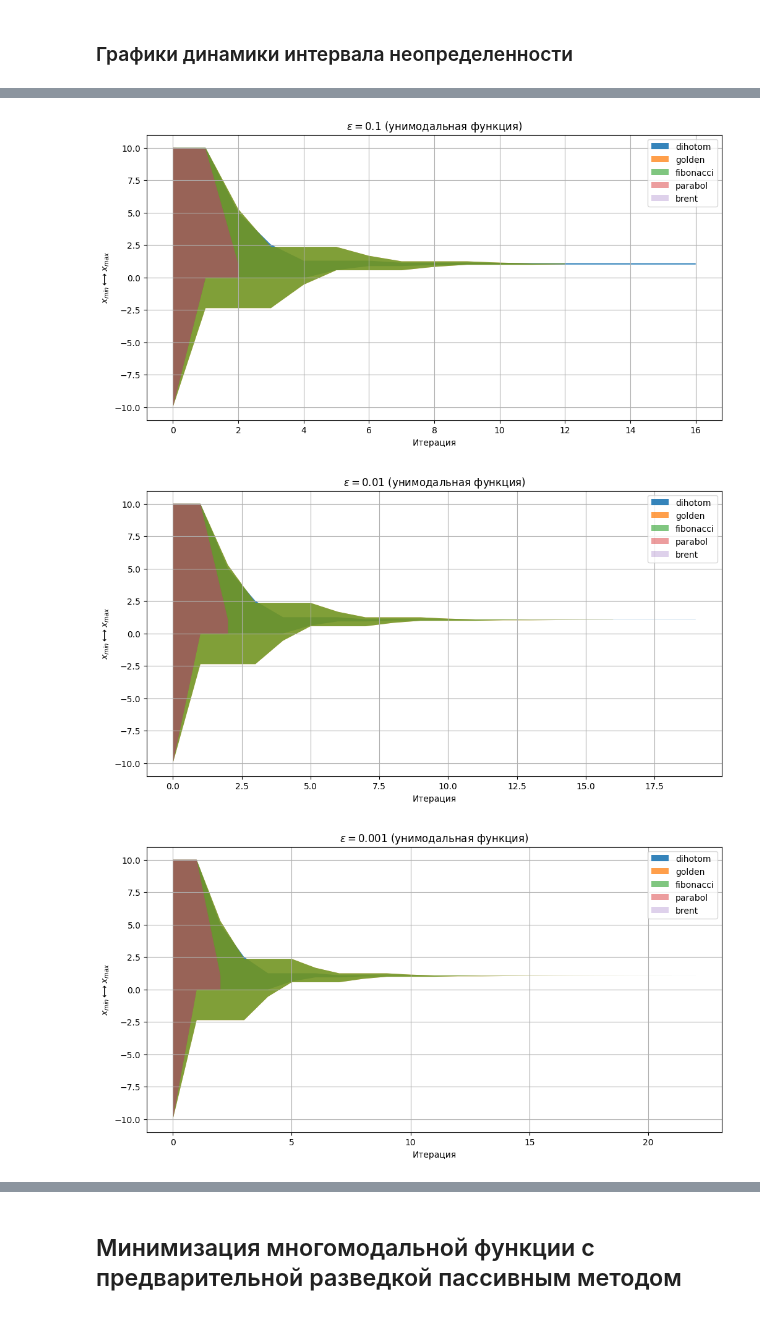
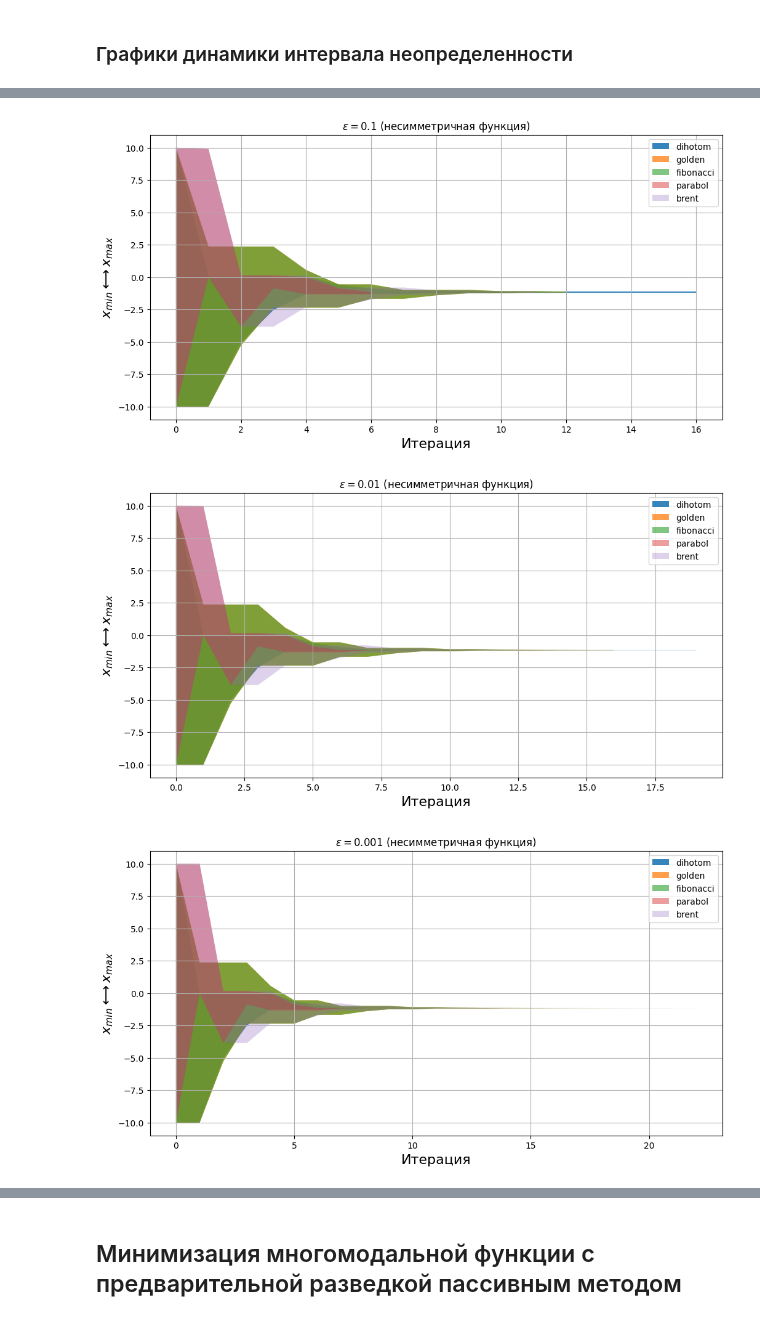
Before and after one commit to romangorbunov91/linear-search, a Jupyter notebook: notebook.ipynb, the cells around one changed output, grey strips where cells are left out. Drawn from its saved outputs; the diff is of its cells as text; code cells hidden in the pictures.

```diff
--- a/notebook.ipynb
+++ b/notebook.ipynb
@@ -28,14 +28,15 @@ G_plot[2] = f_mulmod(x)
 labels = ['унимодальная', 'несимметричная', 'многомодальная']
 
 user_figsize = (12, 6)
+user_fontsize = 16
 
 plt.figure(figsize=user_figsize)
 for lbl, G in zip(labels, G_plot):
     plt.plot(x, G, label=lbl)
 plt.legend()
 plt.title('Графики минимизируемых функций')
-plt.xlabel('x')
-plt.ylabel('f(x)')
+plt.xlabel('x', fontsize=user_fontsize)
+plt.ylabel('f(x)', fontsize=user_fontsize)
 plt.grid(True)
 plt.show()
 # %% [output]
@@ -391,8 +392,8 @@ def brent(f, x_min, x_max, max_iter, eps):
 # %% [markdown]
 ## Минимизация унимодальных функций (симметричных и несимметричных)
 # %%
-func_type = f_unimod
-#func_type = f_nonsym
+#func_type = f_unimod
+func_type = f_nonsym
 match func_type.__name__:
     case 'f_unimod':
         func_comment = 'унимодальная'
@@ -512,16 +513,16 @@ for plt_lst, plt_name, fig_name_idx in zip(plot_list, plot_name, fig_name):
 # %%
 for idx, eps in enumerate(eps_var):
     plt.figure(figsize=user_figsize)
     for mdx, meth_name in enumerate(method_names):
         plt.fill_between(list(range(len(interval_arr[mdx][idx][0]))), interval_arr[mdx][idx][0], interval_arr[mdx][idx][1], alpha=(0.9 - 0.15 * mdx), label=meth_name)
     plt.grid()
     plt.title('$\epsilon =$' + str(eps) + ' (' + func_comment + ' функция)')
-    plt.xlabel('Итерация')
-    plt.ylabel('$x_{min} \longleftrightarrow x_{max}$')
+    plt.xlabel('Итерация', fontsize=user_fontsize)
+    plt.ylabel('$x_{min} \longleftrightarrow x_{max}$', fontsize=user_fontsize)
     plt.legend()
     plt.savefig('readme_img/interval_' + 'eps_' + str(eps) + '_' + func_type.__name__ + '.png', bbox_inches='tight')
     plt.show()
 # %% [output]
-[figure, old version]
+[figure, new version]
-[figure, old version]
+[figure, new version]
-[figure, old version]
+[figure, new version]
```
Also changed, not shown: parts of 8 cells of this notebook, 25 other files.
